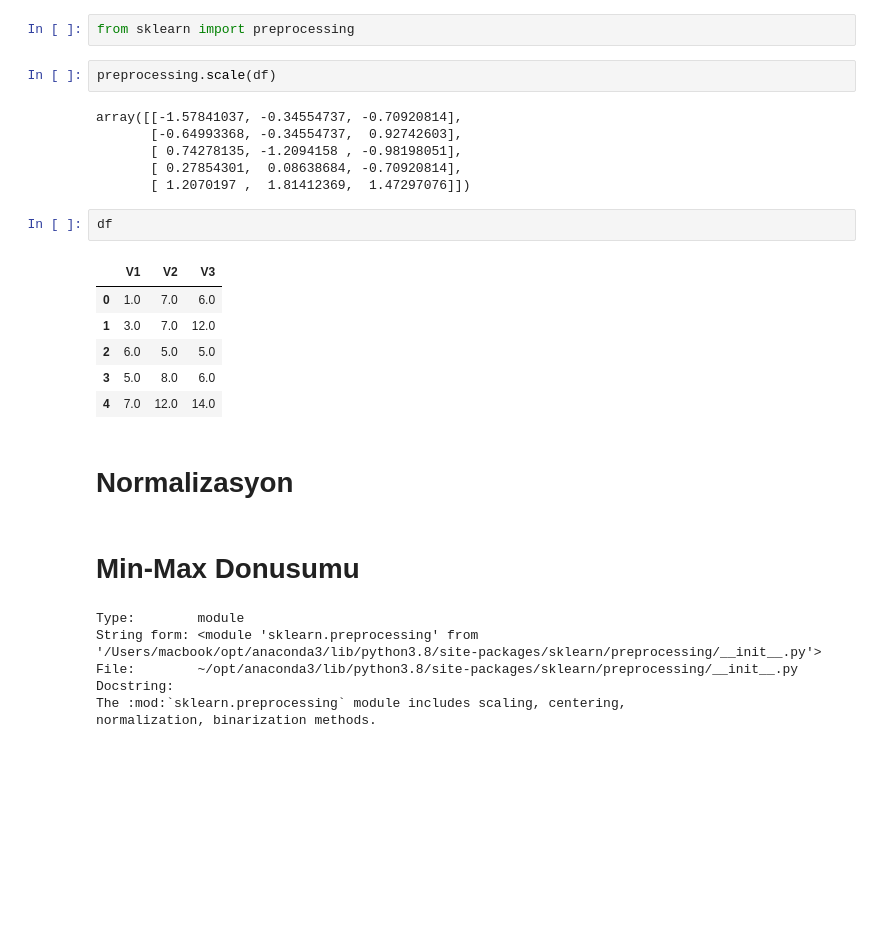
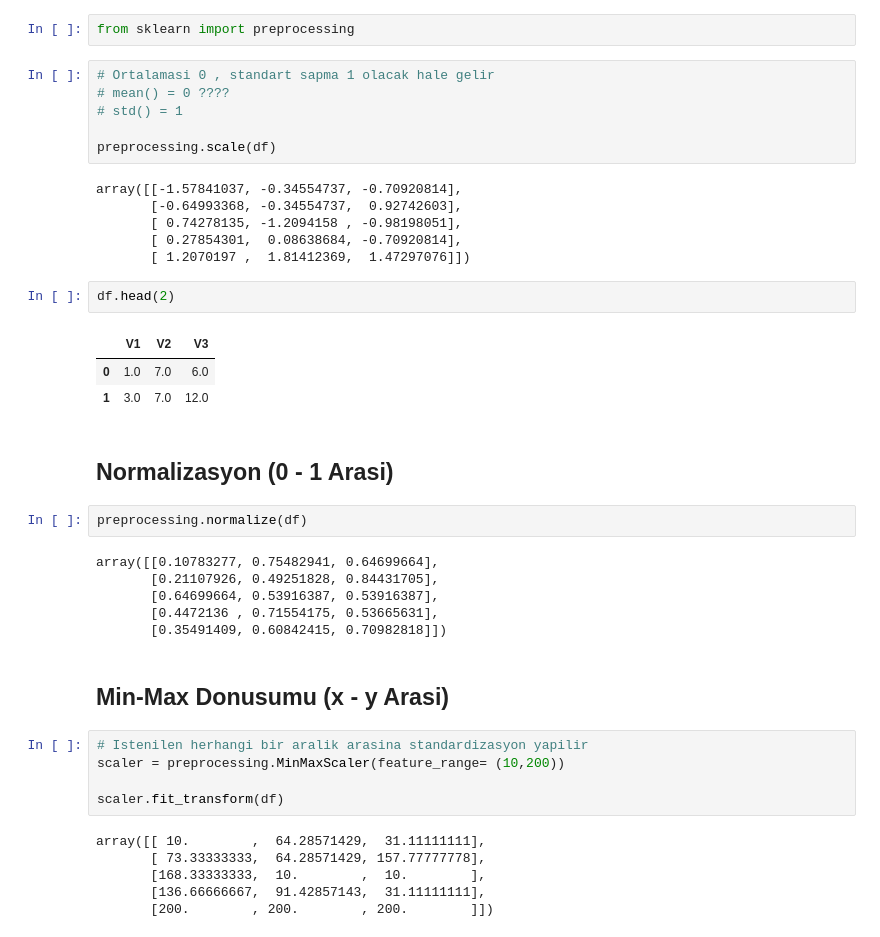
Before and after one commit to abdullahcayde/Trainings, a Jupyter notebook: Data_Preprocessing/Data_Preprocessing_01.ipynb, the cells around one changed output. Cells and saved outputs as stored; diff of their text form; blank space fills up the shorter version.

```diff
--- a/Data_Preprocessing/Data_Preprocessing_01.ipynb
+++ b/Data_Preprocessing/Data_Preprocessing_01.ipynb
@@ -1387,6 +1401,10 @@ df
 # %%
 from sklearn import preprocessing
 # %%
+# Ortalamasi 0 , standart sapma 1 olacak hale gelir
+# mean() = 0 ????
+# std() = 1
+
 preprocessing.scale(df)
 # %% [output]
 array([[-1.57841037, -0.34554737, -0.70920814],
@@ -1395,23 +1413,31 @@ array([[-1.57841037, -0.34554737, -0.70920814],
        [ 0.27854301,  0.08638684, -0.70920814],
        [ 1.2070197 ,  1.81412369,  1.47297076]])
 # %%
-df
+df.head(2)
 # %% [output]
 |  | V1 | V2 | V3 |
 | 0 | 1.0 | 7.0 | 6.0 |
 | 1 | 3.0 | 7.0 | 12.0 |
-| 2 | 6.0 | 5.0 | 5.0 |
-| 3 | 5.0 | 8.0 | 6.0 |
-| 4 | 7.0 | 12.0 | 14.0 |
 # %% [markdown]
-# Normalizasyon
+## Normalizasyon (0 - 1 Arasi)
+# %%
+preprocessing.normalize(df)
+# %% [output]
+array([[0.10783277, 0.75482941, 0.64699664],
+       [0.21107926, 0.49251828, 0.84431705],
+       [0.64699664, 0.53916387, 0.53916387],
+       [0.4472136 , 0.71554175, 0.53665631],
+       [0.35491409, 0.60842415, 0.70982818]])
 # %% [markdown]
-# Min-Max Donusumu
+## Min-Max Donusumu (x - y Arasi)
 # %%
+# Istenilen herhangi bir aralik arasina standardizasyon yapilir
+scaler = preprocessing.MinMaxScaler(feature_range= (10,200))
+
+scaler.fit_transform(df)
 # %% [output]
-Type:        module
-String form: <module 'sklearn.preprocessing' from '/Users/macbook/opt/anaconda3/lib/python3.8/site-packages/sklearn/preprocessing/__init__.py'>
-File:        ~/opt/anaconda3/lib/python3.8/site-packages/sklearn/preprocessing/__init__.py
-Docstring:
-The :mod:`sklearn.preprocessing` module includes scaling, centering,
-normalization, binarization methods.
+array([[ 10.        ,  64.28571429,  31.11111111],
+       [ 73.33333333,  64.28571429, 157.77777778],
+       [168.33333333,  10.        ,  10.        ],
+       [136.66666667,  91.42857143,  31.11111111],
+       [200.        , 200.        , 200.        ]])
```
Also changed, not shown: parts of 41 cells of this notebook, 1 other file.
